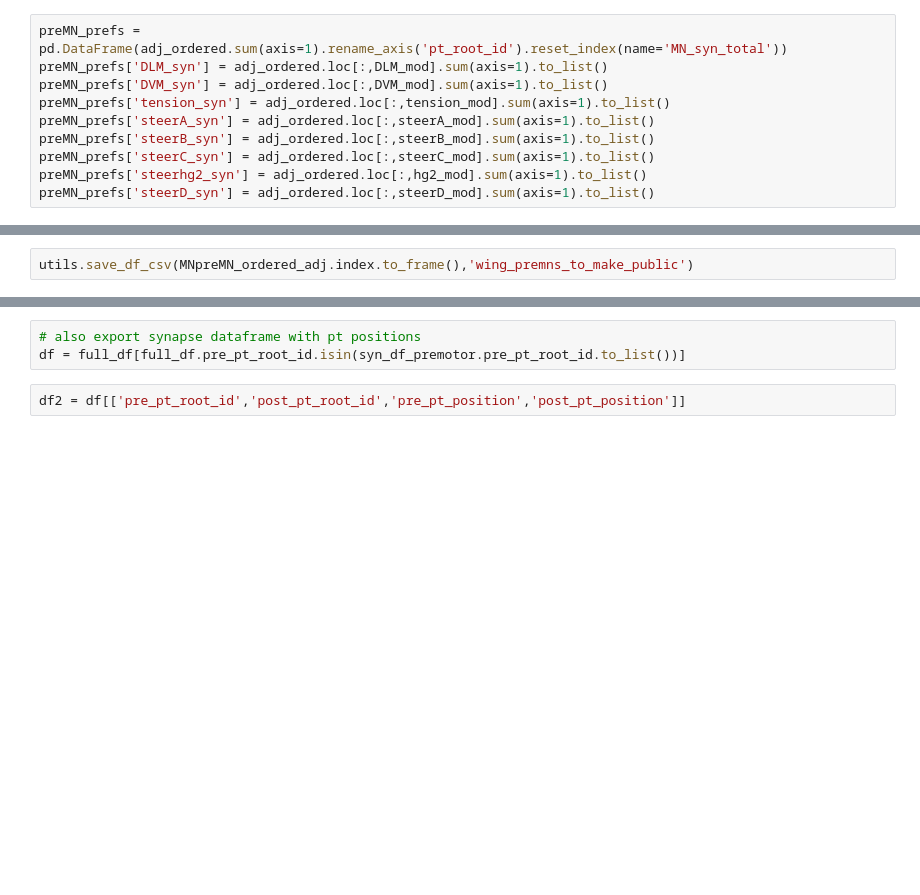
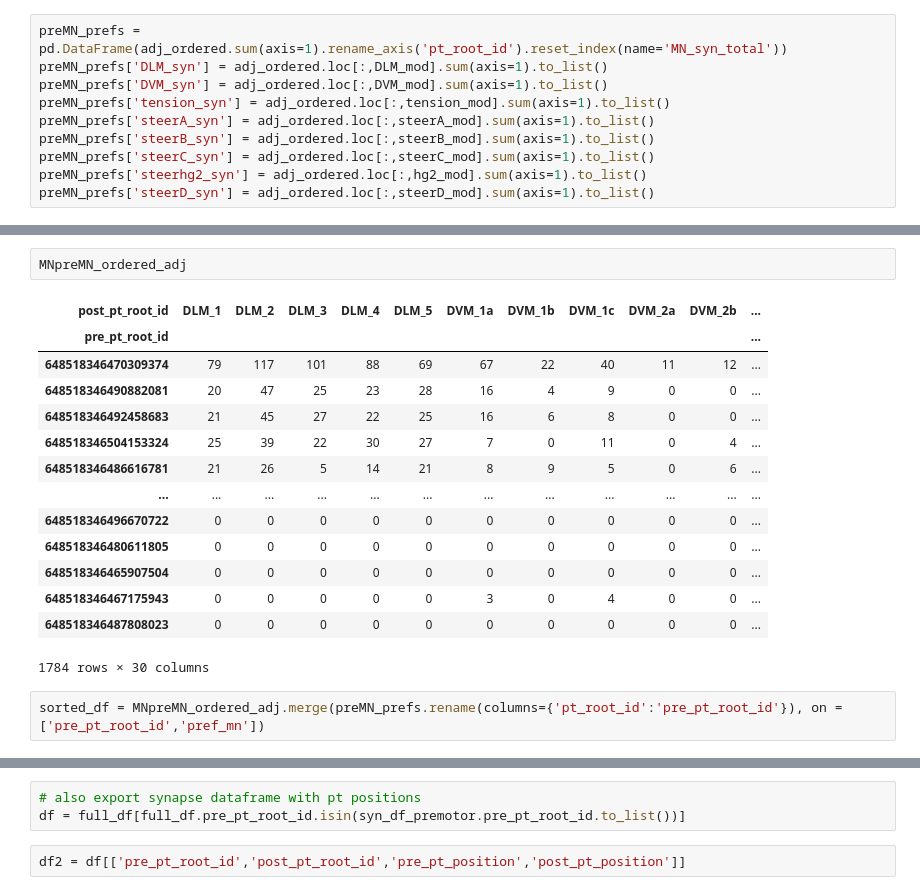
Before and after one commit to tuthill-lab/Lesser_Azevedo_2023, a Jupyter notebook: CAVE token required/Create_ConnectivityMatrix_wing_preMNtoMN.ipynb, the cells around one changed output, grey strips where cells are left out. Saved outputs shown, nothing was run; the diff lists cells and outputs as text; blank space fills up the shorter version.

```diff
--- a/CAVE token required/Create_ConnectivityMatrix_wing_preMNtoMN.ipynb
+++ b/CAVE token required/Create_ConnectivityMatrix_wing_preMNtoMN.ipynb
@@ -150,2 +302,19 @@ len(MNpreMN_ordered_adj)
-# %%
-utils.save_df_csv(MNpreMN_ordered_adj.index.to_frame(),'wing_premns_to_make_public')
+# %%
+MNpreMN_ordered_adj
+# %% [output]
+| post_pt_root_id | DLM_1 | DLM_2 | DLM_3 | DLM_4 | DLM_5 | DVM_1a | DVM_1b | DVM_1c | DVM_2a | DVM_2b | ... |
+| pre_pt_root_id |  |  |  |  |  |  |  |  |  |  | ... |
+| 648518346470309374 | 79 | 117 | 101 | 88 | 69 | 67 | 22 | 40 | 11 | 12 | ... |
+| 648518346490882081 | 20 | 47 | 25 | 23 | 28 | 16 | 4 | 9 | 0 | 0 | ... |
+| 648518346492458683 | 21 | 45 | 27 | 22 | 25 | 16 | 6 | 8 | 0 | 0 | ... |
+| 648518346504153324 | 25 | 39 | 22 | 30 | 27 | 7 | 0 | 11 | 0 | 4 | ... |
+| 648518346486616781 | 21 | 26 | 5 | 14 | 21 | 8 | 9 | 5 | 0 | 6 | ... |
+| ... | ... | ... | ... | ... | ... | ... | ... | ... | ... | ... | ... |
+| 648518346496670722 | 0 | 0 | 0 | 0 | 0 | 0 | 0 | 0 | 0 | 0 | ... |
+| 648518346480611805 | 0 | 0 | 0 | 0 | 0 | 0 | 0 | 0 | 0 | 0 | ... |
+| 648518346465907504 | 0 | 0 | 0 | 0 | 0 | 0 | 0 | 0 | 0 | 0 | ... |
+| 648518346467175943 | 0 | 0 | 0 | 0 | 0 | 3 | 0 | 4 | 0 | 0 | ... |
+| 648518346487808023 | 0 | 0 | 0 | 0 | 0 | 0 | 0 | 0 | 0 | 0 | ... |
+1784 rows × 30 columns
+# %%
+sorted_df = MNpreMN_ordered_adj.merge(preMN_prefs.rename(columns={'pt_root_id':'pre_pt_root_id'}), on = ['pre_pt_root_id','pref_mn'])
```
Also changed, not shown: parts of 37 cells of this notebook, 2 other files.
